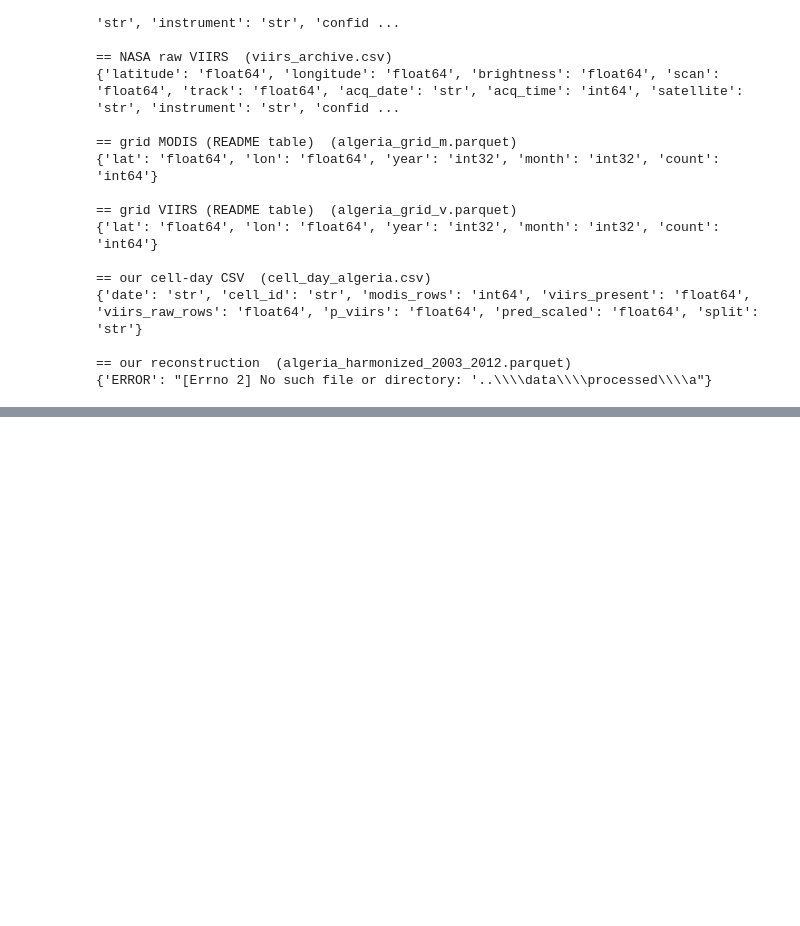
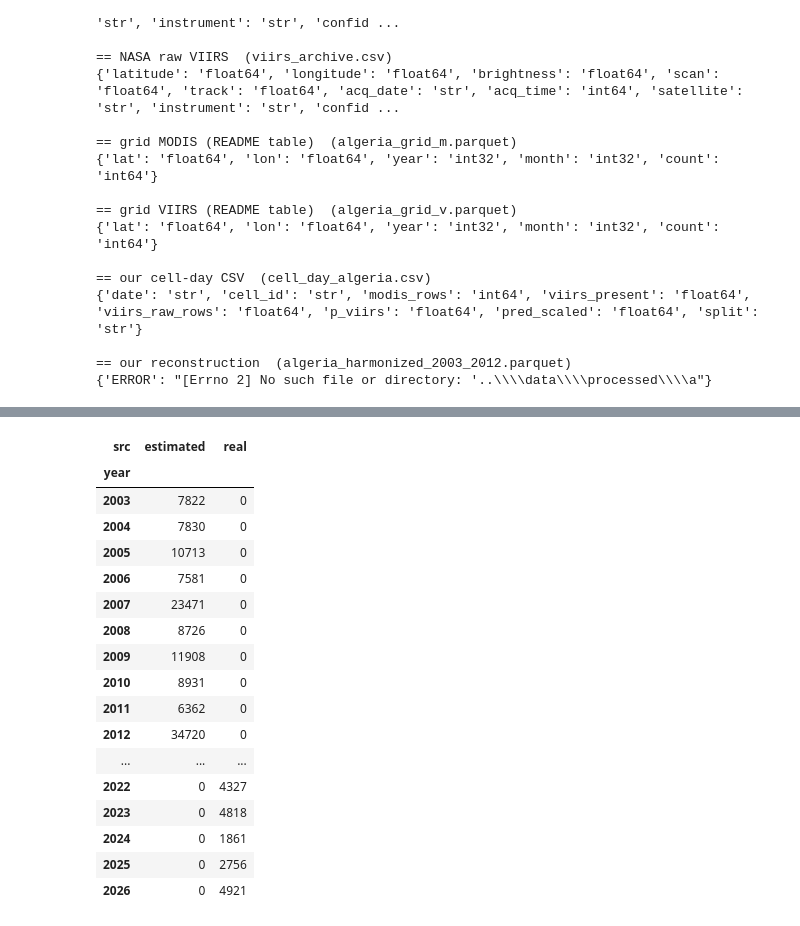
Before and after one commit to BEramZZZ/space-apps-fire, a Jupyter notebook: notebooks/training.ipynb, the cells around one changed output, grey strips where cells are left out. Saved outputs shown, nothing was run; the diff lists cells and outputs as text; code cells hidden in the pictures; blank space fills up the shorter version.

```diff
--- a/notebooks/training.ipynb
+++ b/notebooks/training.ipynb
@@ -1208,3 +1208,76 @@ for name, p in files.items():
 
 == our reconstruction  (algeria_harmonized_2003_2012.parquet)
 {'ERROR': "[Errno 2] No such file or directory: '..\\\\data\\\\processed\\\\a"}
+# %%
+from scipy.spatial import cKDTree
+
+RAWD = Path("../data/raw") / "algeria"
+VCOLS = ["latitude", "longitude", "brightness", "scan", "track", "acq_date", "acq_time", "satellite",
+         "instrument", "confidence", "version", "bright_t31", "frp", "daynight", "type"]
+crop = CROP["algeria"]
+KX, KY = 111.32 * np.cos(np.radians(35.6)), 110.57
+
+def rd(fname, keep, d0, d1):
+    parts = []
+    for ch in pd.read_csv(RAWD / fname, usecols=VCOLS, chunksize=500_000):
+        ch = ch[ch.latitude.between(*crop[:2]) & ch.longitude.between(*crop[2:])]
+        ch = ch[ch.acq_date.between(d0, d1)]
+        parts.append(ch[keep(ch)])
+    return pd.concat(parts, ignore_index=True)
+
+V = rd("viirs_archive.csv", lambda c: c.confidence.isin(["n", "h"]) & (c.type == 0), "2013-01-01", "2026-12-31")
+M = rd("modis_archive.csv", lambda c: (c.confidence.astype(float) >= 30) & (c.type == 0), "2003-01-01", "2025-12-31")
+dM, dV = pd.to_datetime(M.acq_date), pd.to_datetime(V.acq_date)
+M["t"], V["t"] = dM.dt.year * 12 + dM.dt.month - 1, dV.dt.year * 12 + dV.dt.month - 1
+
+def feats(df):
+    d = pd.to_datetime(df.acq_date)
+    return pd.DataFrame({"brightness": df.brightness, "scan": df.scan, "track": df.track, "frp": df.frp,
+                         "conf": df.confidence.astype(float), "aqua": (df.satellite == "Aqua").astype(int),
+                         "day": (df.daynight == "D").astype(int), "hour": df.acq_time // 100, "month": d.dt.month})
+
+def xyz(df, d):
+    return np.column_stack([df.longitude * KX, df.latitude * KY, (d - D0).dt.days.to_numpy() * 10_000.0])
+
+# 1. training rows: MODIS 2013+, excluding the gap months. Target: VIIRS rows within 0.75 km on the same day.
+trm = (M.acq_date >= "2013-01-01") & ~M.t.isin(out_t)
+n = cKDTree(xyz(V, dV)).query_ball_point(xyz(M[trm], dM[trm]), 0.75, return_length=True, workers=-1)
+mdl = HistGradientBoostingRegressor(loss="poisson", max_iter=200, learning_rate=0.05, max_leaf_nodes=15,
+                                    min_samples_leaf=50, l2_regularization=1.0, random_state=0).fit(feats(M[trm]), n)
+Vk = V[~V.t.isin(out_t)]
+scale = len(Vk) / n.sum()                                    # VIIRS rows per linked MODIS row (training years)
+
+# 2. expected VIIRS rows per MODIS row for 2003-2012
+Mp = M[M.acq_date < "2013-01-01"].copy()
+lam = mdl.predict(feats(Mp)) * scale
+if "mt_pre" in globals():                                    # Cell 5 was run: force each month's total to the hybrid's curved total
+    cdays = len(Vk.assign(cy=np.floor(Vk.latitude / CELL), cx=np.floor(Vk.longitude / CELL)).drop_duplicates(["cy", "cx", "acq_date"]))
+    target = mt_pre.total_curved * (len(Vk) / cdays)         # cell-days -> rows
+    summ = pd.Series(lam, index=Mp.index).groupby(Mp.t).sum()
+    fac = (target / summ).replace([np.inf, -np.inf], np.nan).reindex(Mp.t).to_numpy()
+    lam = lam * np.where(np.isnan(fac), 1.0, fac)
+    print("monthly totals rescaled to the hybrid (Cell 5)")
+else:
+    print("Cell 5 not run: using the row model's own totals (less accurate)")
+
+# 3. stochastic rounding: k rows per MODIS row, average = lam, so monthly sums keep the expected total
+rng = np.random.default_rng(0)
+k = np.floor(lam).astype(int) + (rng.random(len(lam)) < lam - np.floor(lam))
+est = Mp.loc[Mp.index.repeat(k)].copy()
+est["frp"] = est.frp * (V.frp.median() / M[trm].frp.median())   # rough
+for c in ["brightness", "scan", "track", "bright_t31", "version"]:
+    est[c] = np.nan
+est["confidence"], est["type"] = "n", 0
+est["satellite"], est["instrument"] = V.satellite.mode()[0], "VIIRS_EST"
+
+# 4. same 15 columns as the NASA VIIRS file, real rows from 2013
+out = pd.concat([est[VCOLS], V[VCOLS]]).sort_values(["acq_date", "acq_time"]).reset_index(drop=True)
+out.to_csv(PROC / "viirs_harmonized_algeria.csv", index=False)
+
+raw_cols = list(pd.read_csv(RAWD / "viirs_archive.csv", nrows=1).columns)
+print("columns identical to the NASA VIIRS file:", list(out.columns) == raw_cols)
+yr = out.assign(year=out.acq_date.str[:4], src=np.where(out.instrument == "VIIRS_EST", "estimated", "real")) \
+        .groupby(["year", "src"]).size().unstack(fill_value=0)
+display(yr)
+print("gap months that still hold real rows (check with your binome):", OUTAGE)
+# %% [output]
@@ -1210,0 +1286,18 @@ for name, p in files.items():
+| src | estimated | real |
+| year |  |  |
+| 2003 | 7822 | 0 |
+| 2004 | 7830 | 0 |
+| 2005 | 10713 | 0 |
+| 2006 | 7581 | 0 |
+| 2007 | 23471 | 0 |
+| 2008 | 8726 | 0 |
+| 2009 | 11908 | 0 |
+| 2010 | 8931 | 0 |
+| 2011 | 6362 | 0 |
+| 2012 | 34720 | 0 |
+| ... | ... | ... |
+| 2022 | 0 | 4327 |
+| 2023 | 0 | 4818 |
+| 2024 | 0 | 1861 |
+| 2025 | 0 | 2756 |
+| 2026 | 0 | 4921 |
```
Also changed, not shown: parts of 4 cells of this notebook.
